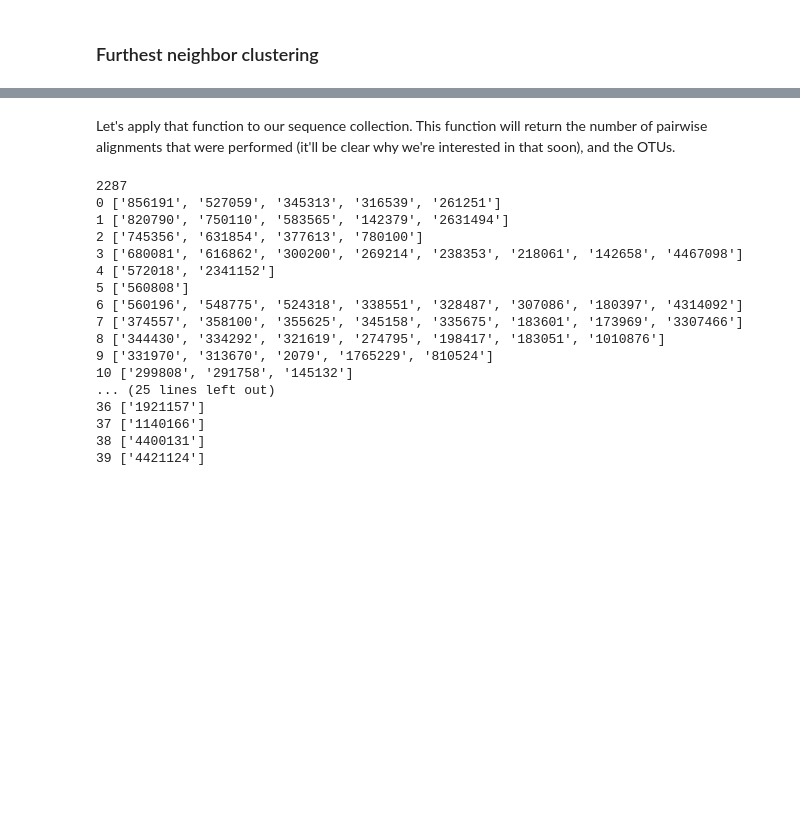
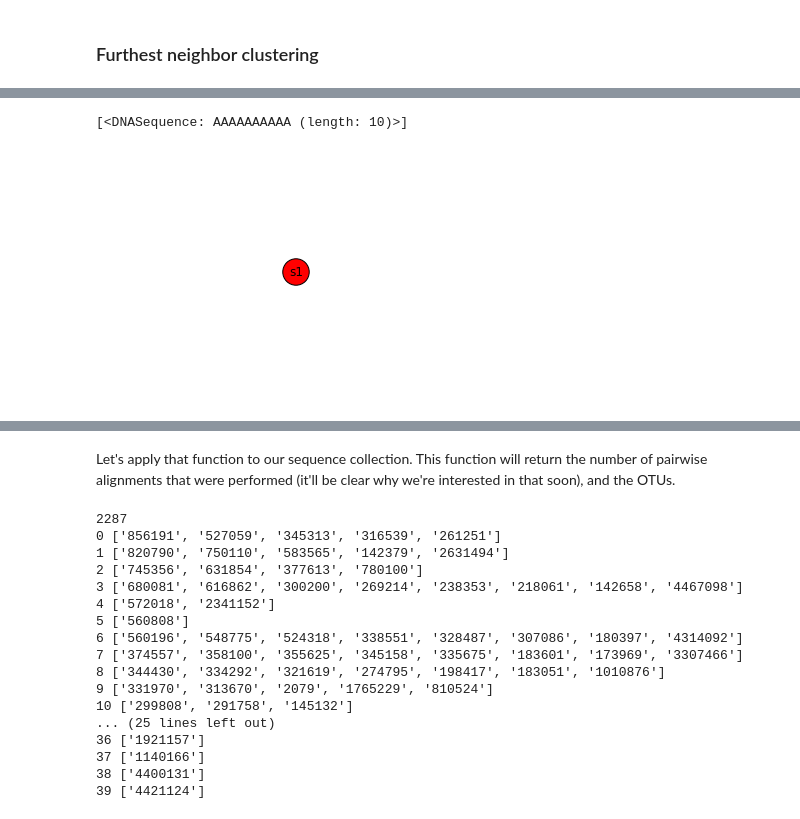
Before and after one commit to applied-bioinformatics/An-Introduction-To-Applied-Bioinformatics, a Jupyter notebook: fundamentals/sequence-mapping-and-clustering.ipynb, the cells around one changed output, grey strips where cells are left out. Drawn from its saved outputs; the diff is of its cells as text; code cells hidden in the pictures; blank space fills up the shorter version.

Commit message:
ENH: updating figures to be based on networkx

```diff
--- a/fundamentals/sequence-mapping-and-clustering.ipynb
+++ b/fundamentals/sequence-mapping-and-clustering.ipynb
@@ -79,3 +82,21 @@ print(seqs_16s.sequence_count())
+# %%
+def get_edge_widths(G, num_bins=3, min_width=1):
+    if G.number_of_edges() < 2:
+        result = [1] * G.number_of_edges()
+    else:
+        result = pd.qcut([u.distance(v) for (u,v) in G.edges()],
+                         num_bins,
+                         labels=range(min_width,min_width+num_bins))
+    return result
+
+def draw_network(G, print_clusters=True):
+    pos=nx.spring_layout(G)
+    nx.draw_networkx_nodes(G, pos, node_size=700)
+    if G.number_of_edges() > 0:
+        nx.draw_networkx_edges(G, pos, width=get_edge_widths(G))
+    nx.draw_networkx_labels(G, pos, labels={d:d.id for d in G.nodes()})
+    _ = plt.axis('off')
+    if print_clusters: print(G.nodes())
 # %% [markdown]
 ### Furthest neighbor clustering
 # %% [markdown]
@@ -156,0 +112,8 @@ Now let's implement this and experiment with it.
+# %%
+G=nx.Graph()
+s1 = DNA('AAAAAAAAAA', 's1')
+G.add_node(s1)
+draw_network(G)
+# %% [output]
+[<DNASequence: AAAAAAAAAA (length: 10)>]
+[figure, added]
```
Also changed, not shown: parts of 14 cells of this notebook.
